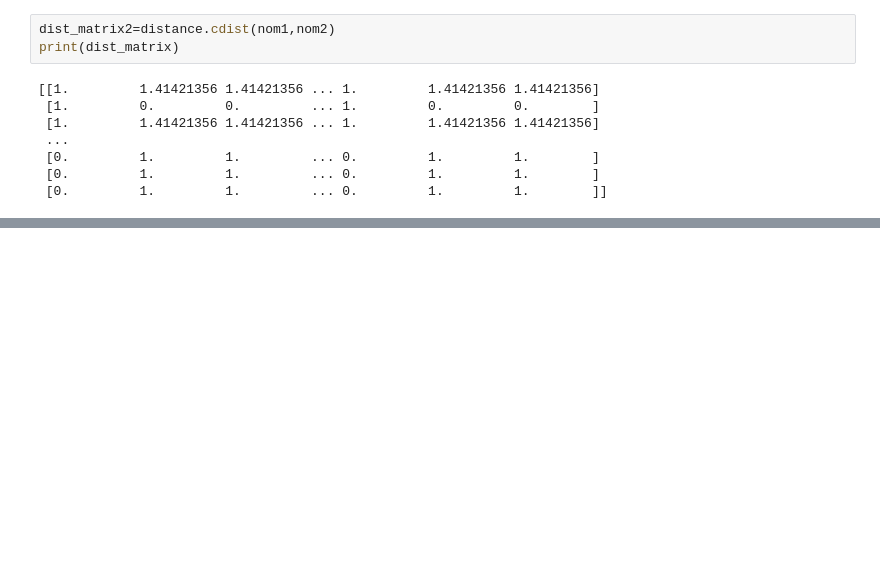
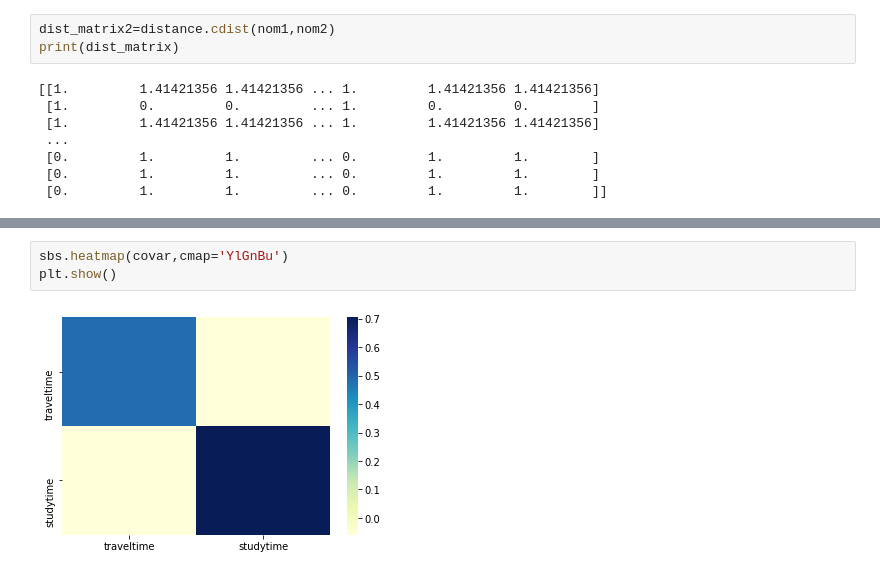
Before and after one commit to Anasuya-Sahoo/DMDW-Lab, a Jupyter notebook: Dissimilarity_Matrix_Lab.ipynb, the cells around one changed output, grey strips where cells are left out. Saved outputs shown, nothing was run; the diff lists cells and outputs as text; blank space fills up the shorter version.

```diff
--- a/Dissimilarity_Matrix_Lab.ipynb
+++ b/Dissimilarity_Matrix_Lab.ipynb
@@ -202,0 +245,5 @@ print(dist_matrix)
+# %%
+sbs.heatmap(covar,cmap='YlGnBu')
+plt.show()
+# %% [output]
+[figure, added]
```
Also changed, not shown: parts of 7 cells of this notebook.
